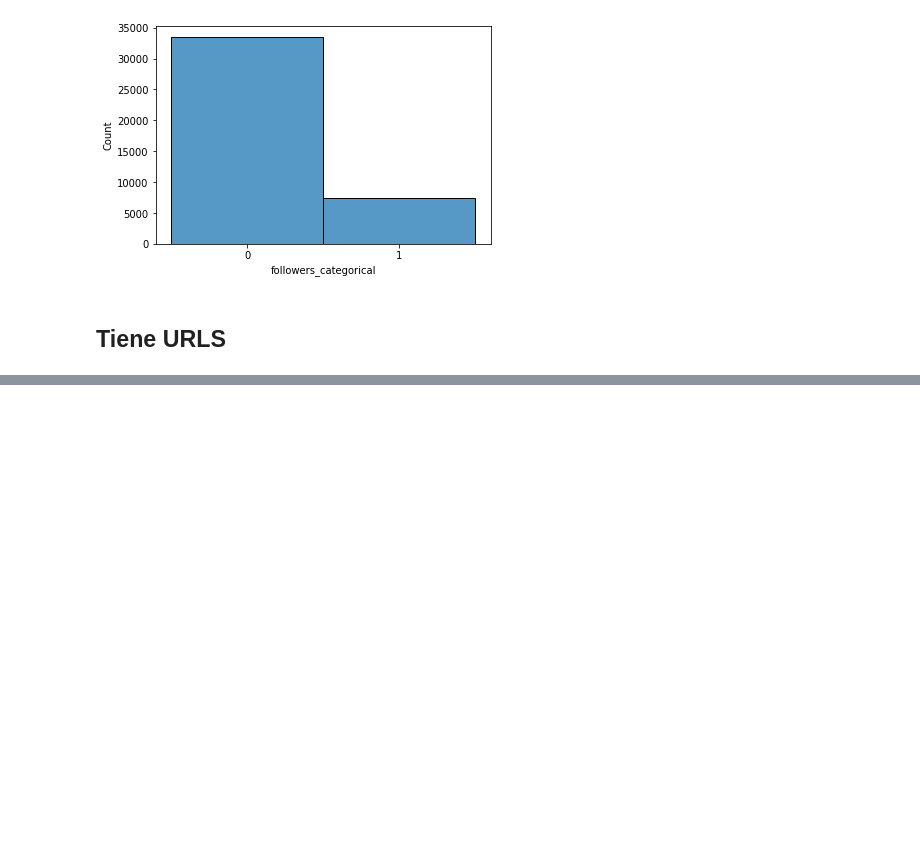
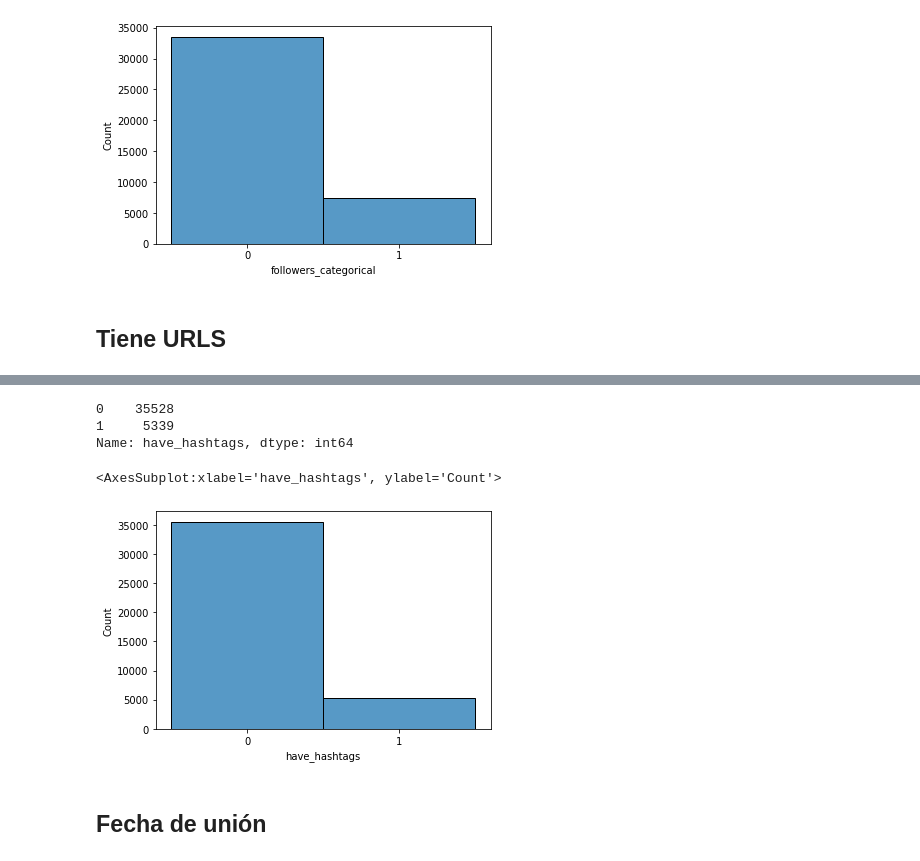
Before and after one commit to julianmelero/twitter-ai, a Jupyter notebook: Analysis/clasification.ipynb, the cells around one changed output, grey strips where cells are left out. Cells and saved outputs as stored; diff of their text form; code cells hidden in the pictures; blank space fills up the shorter version.

```diff
--- a/Analysis/clasification.ipynb
+++ b/Analysis/clasification.ipynb
@@ -229,0 +225,18 @@ sns.histplot(x=union["have_urls"].astype('bool').astype('int'))
+# %%
+union["have_hashtags"] = union["hashtags"] != "[]"
+# %%
+union.loc[union["have_hashtags"] == True, 'have_hashtags'] = "1"
+union.loc[union["have_hashtags"] == False, 'have_hashtags'] = "0"
+# %%
+union["have_hashtags"].value_counts(sort=True)
+# %% [output]
+0    35528
+1     5339
+Name: have_hashtags, dtype: int64
+# %%
+sns.histplot(data=union,x=union["have_hashtags"])
+# %% [output]
+<AxesSubplot:xlabel='have_hashtags', ylabel='Count'>
+[figure, added]
+# %% [markdown]
+## Fecha de unión
```
Also changed, not shown: parts of 19 cells of this notebook, 1 other file.
